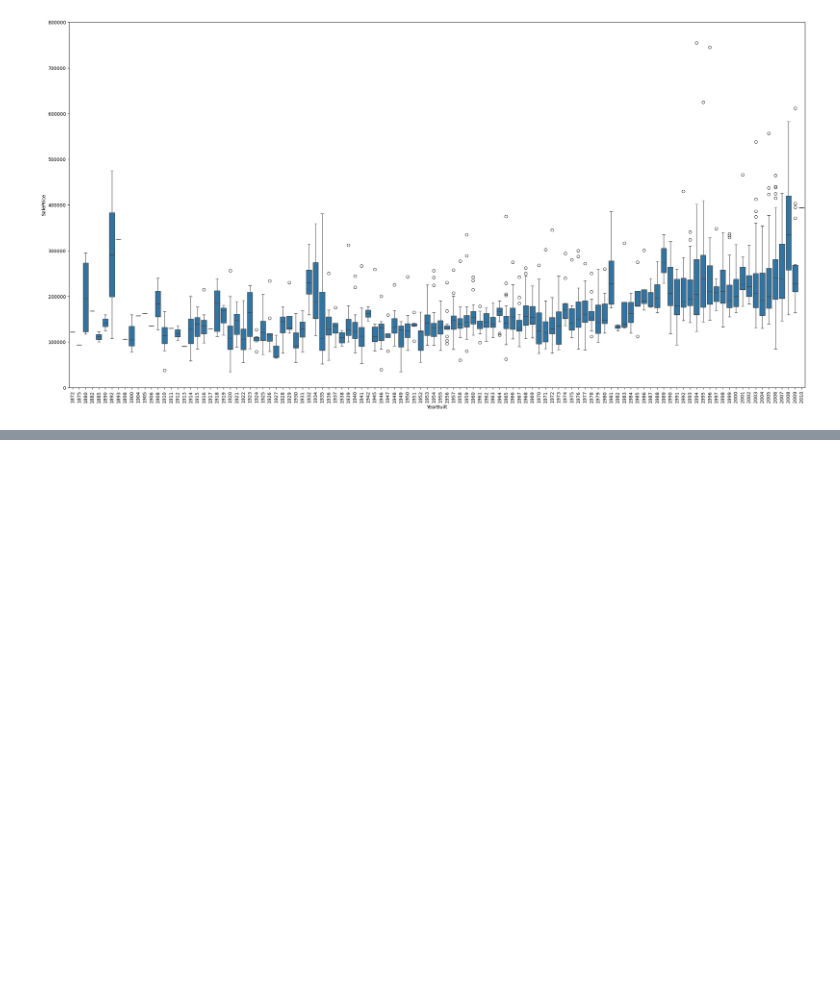
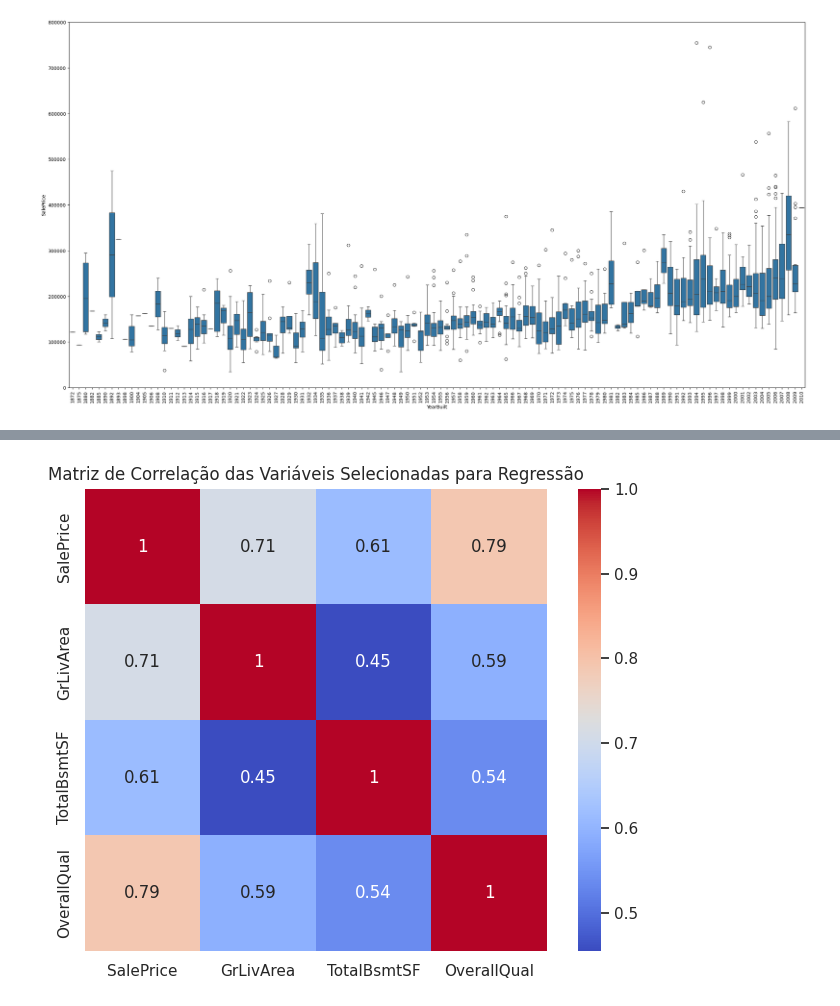
Before and after one commit to Higor-alv/DataAnalysis_C3, a Jupyter notebook: main.ipynb, the cells around one changed output, grey strips where cells are left out. Drawn from its saved outputs; the diff is of its cells as text; code cells hidden in the pictures; blank space fills up the shorter version.

```diff
--- a/main.ipynb
+++ b/main.ipynb
@@ -120,0 +153,9 @@ Com isso dito, vamos separar o que é relevante do que não é.
+# %%
+# Matriz de correlação
+corr_matrix = df_regressao.corr()
+plt.figure(figsize=(8, 6))
+sns.heatmap(corr_matrix, annot=True, cmap='coolwarm', square=True)
+plt.title('Matriz de Correlação das Variáveis Selecionadas para Regressão')
+plt.show()
+# %% [output]
+[figure, added]
```
Also changed, not shown: parts of 18 cells of this notebook, 6 other files.
